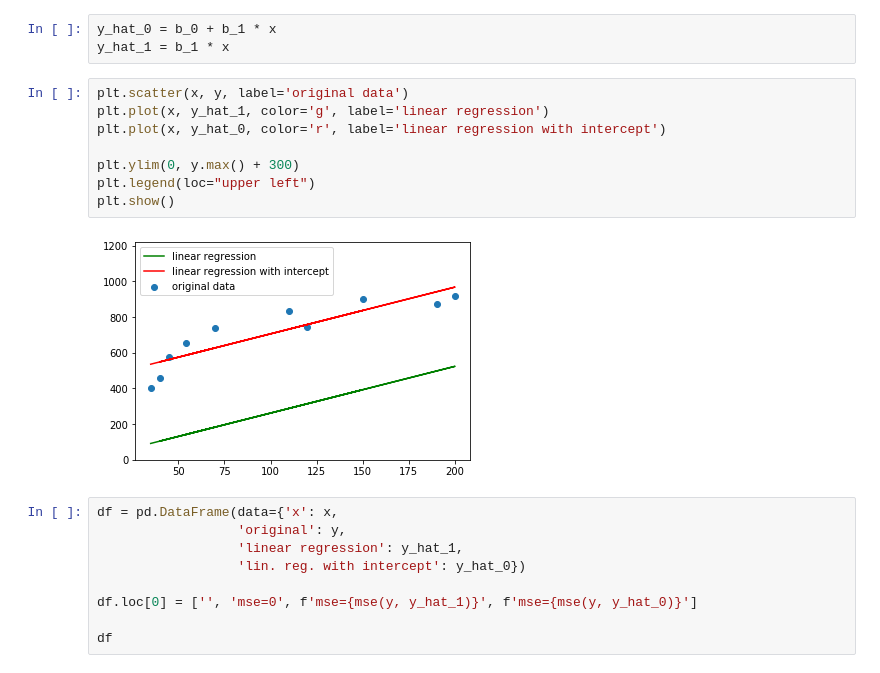
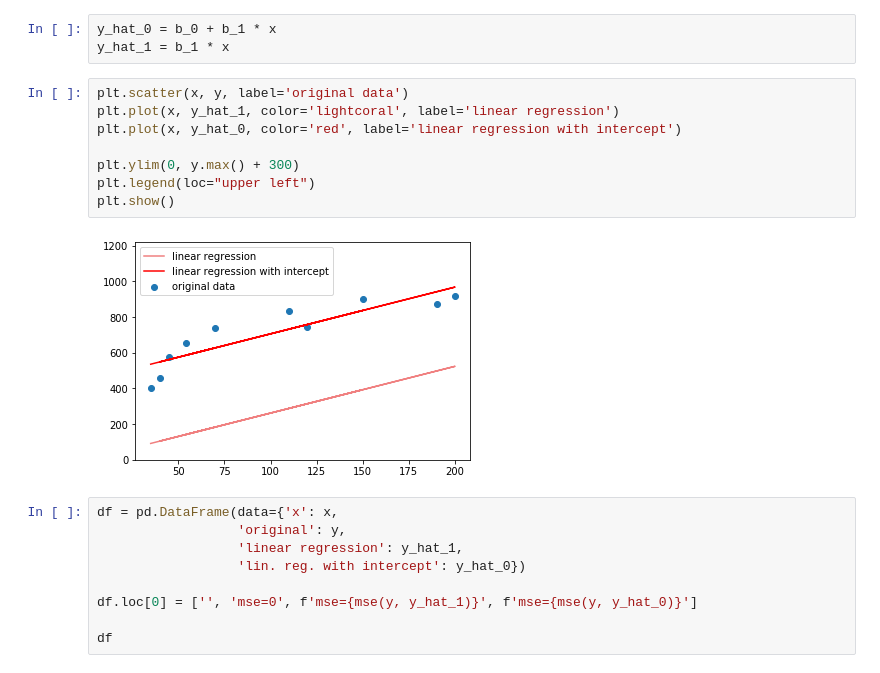
Before and after one commit to AlexanderKonstantinov/mathstat, a Jupyter notebook: lesson 7.ipynb, the cells around one changed output. Drawn from its saved outputs; the diff is of its cells as text.

```diff
--- a/lesson 7.ipynb
+++ b/lesson 7.ipynb
@@ -24,14 +25,14 @@ y_hat_0 = b_0 + b_1 * x
 y_hat_1 = b_1 * x
 # %%
 plt.scatter(x, y, label='original data')
-plt.plot(x, y_hat_1, color='g', label='linear regression')
-plt.plot(x, y_hat_0, color='r', label='linear regression with intercept')
+plt.plot(x, y_hat_1, color='lightcoral', label='linear regression')
+plt.plot(x, y_hat_0, color='red', label='linear regression with intercept')
 
 plt.ylim(0, y.max() + 300)
 plt.legend(loc="upper left")
 plt.show()
 # %% [output]
-[figure, old version]
+[figure, new version]
 # %%
 df = pd.DataFrame(data={'x': x,
                   'original': y,
```
Also changed, not shown: parts of 7 cells of this notebook.
